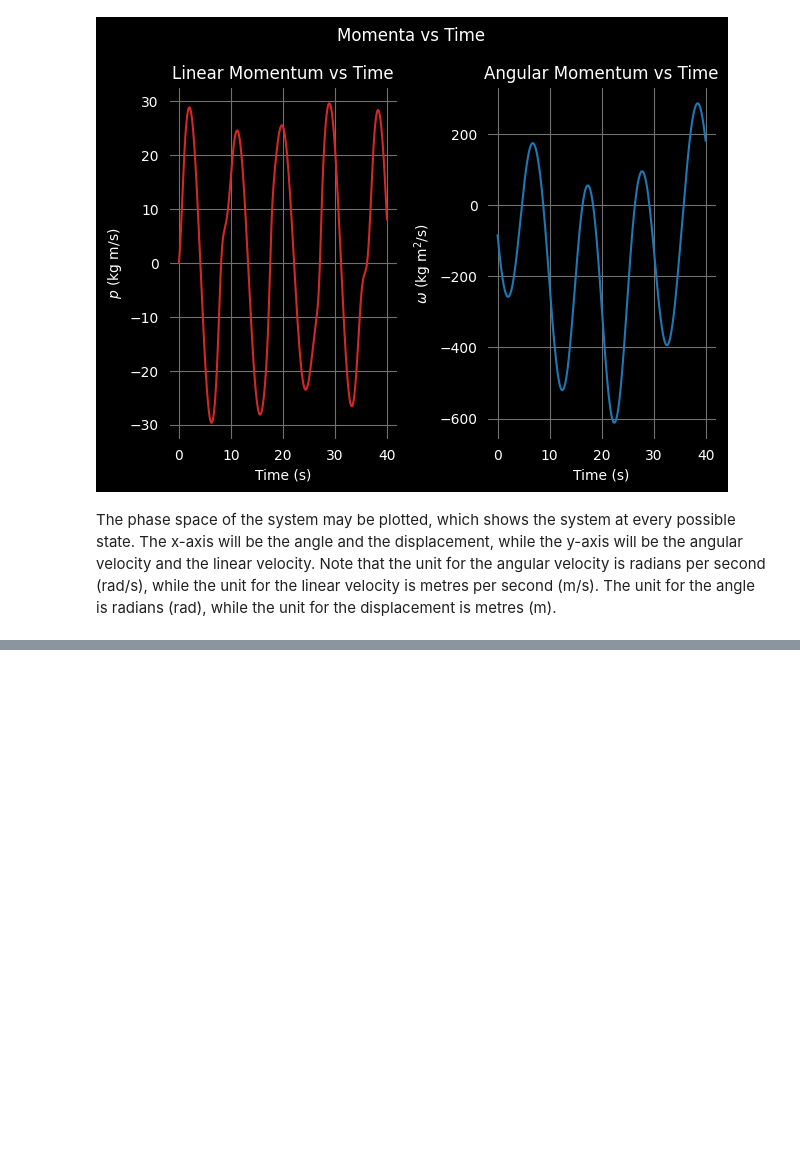
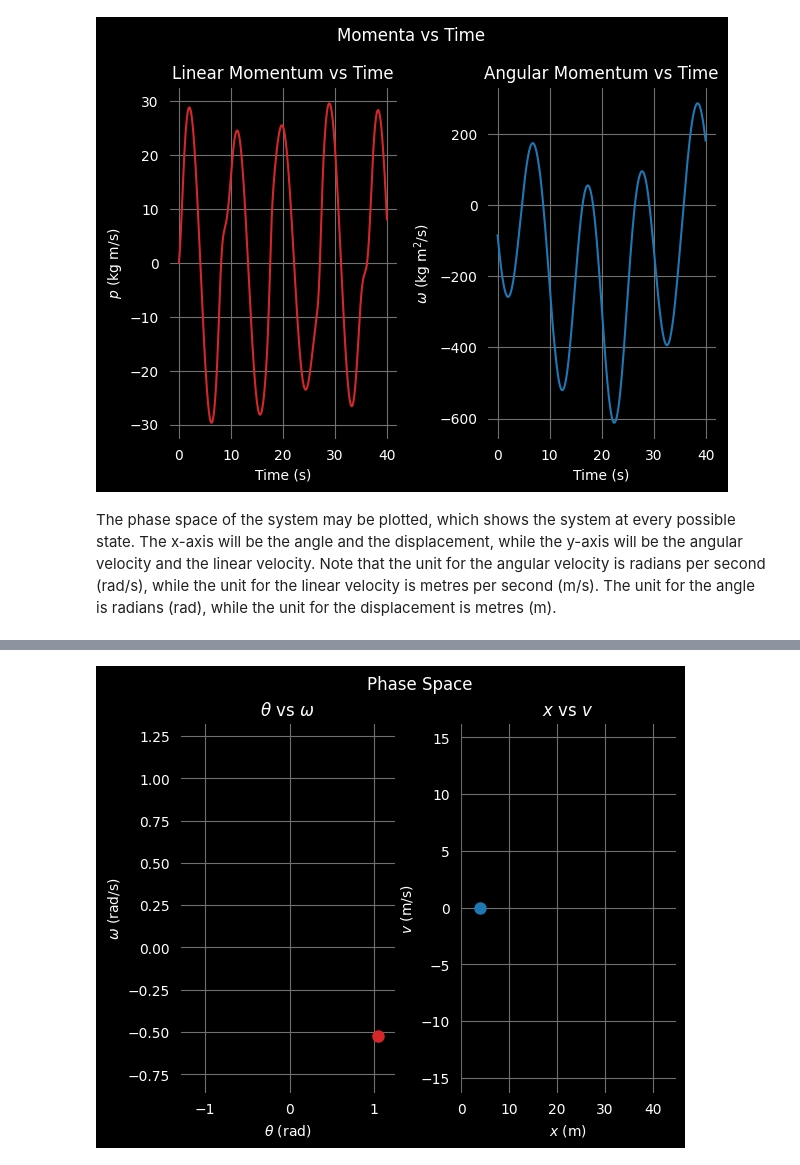
Before and after one commit to Melon-Mao/Python-repository, a Jupyter notebook: Data Analysis/Mechanics/Pendulums/Elastic Pendulum/elastic_pendulum.ipynb, the cells around one changed output, grey strips where cells are left out. Cells and saved outputs as stored; diff of their text form; code cells hidden in the pictures; blank space fills up the shorter version.

```diff
--- a/Data Analysis/Mechanics/Pendulums/Elastic Pendulum/elastic_pendulum.ipynb
+++ b/Data Analysis/Mechanics/Pendulums/Elastic Pendulum/elastic_pendulum.ipynb
@@ -571,0 +644,43 @@ plt.show()
+# %%
+fig = plt.figure()
+gs = fig.add_gridspec(1, 2, wspace=0.3)
+
+# theta vs omega
+ax1 = fig.add_subplot(gs[0, 0])
+phase_curve1, = ax1.plot([], [], color="tab:red")
+phase_dot1, = ax1.plot([], [], lw=1, markersize=8, color="tab:red", marker="o", linestyle="--")
+
+ax1.set_title(r"$\theta$ vs $\omega$")
+ax1.set_xlim(1.1 * np.min(Theta_array), 1.1 * np.max(Theta_array))
+ax1.set_ylim(1.1 * np.min(Omega_array), 1.1 * np.max(Omega_array))
+ax1.set_xlabel(r"$\theta$ (rad)")
+ax1.set_ylabel(r"$\omega$ (rad/s)")
+ax1.grid()
+
+
+# x vs v
+ax2 = fig.add_subplot(gs[0, 1])
+phase_curve2, = ax2.plot([], [], color="tab:blue")
+phase_dot2, = ax2.plot([], [], lw=1, markersize=8, color="tab:blue", marker="o", linestyle="--")
+
+ax2.set_title(r"$x$ vs $v$")
+ax2.set_xlim(1.1 * np.min(X_array), 1.1 * np.max(X_array))
+ax2.set_ylim(1.1 * np.min(V_array), 1.1 * np.max(V_array))
+ax2.set_xlabel(r"$x$ (m)")
+ax2.set_ylabel(r"$v$ (m/s)")
+ax2.grid()
+
+plt.suptitle("Phase Space", color="white")
+
+
+def animate(i):
+    phase_curve1.set_data(Theta_array[:i], Omega_array[:i])
+    phase_dot1.set_data(Theta_array[i], Omega_array[i])
+    phase_curve2.set_data(X_array[:i], V_array[:i])
+    phase_dot2.set_data(X_array[i], V_array[i])
+
+
+ani = animation.FuncAnimation(fig, animate, frames=len(time), interval=50)
+ani.save("Animations/elastic_pendulum_phase_space.gif", writer="pillow", fps=25)
+# %% [output]
+[figure, added]
```
Also changed, not shown: parts of 3 cells of this notebook, 3 other files.
